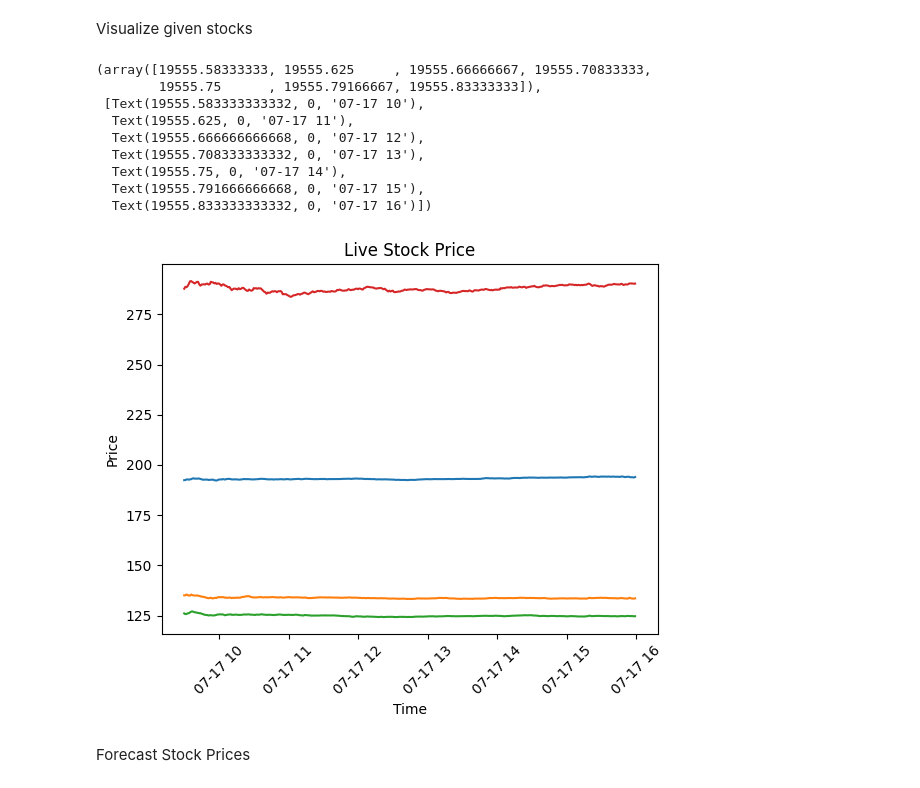
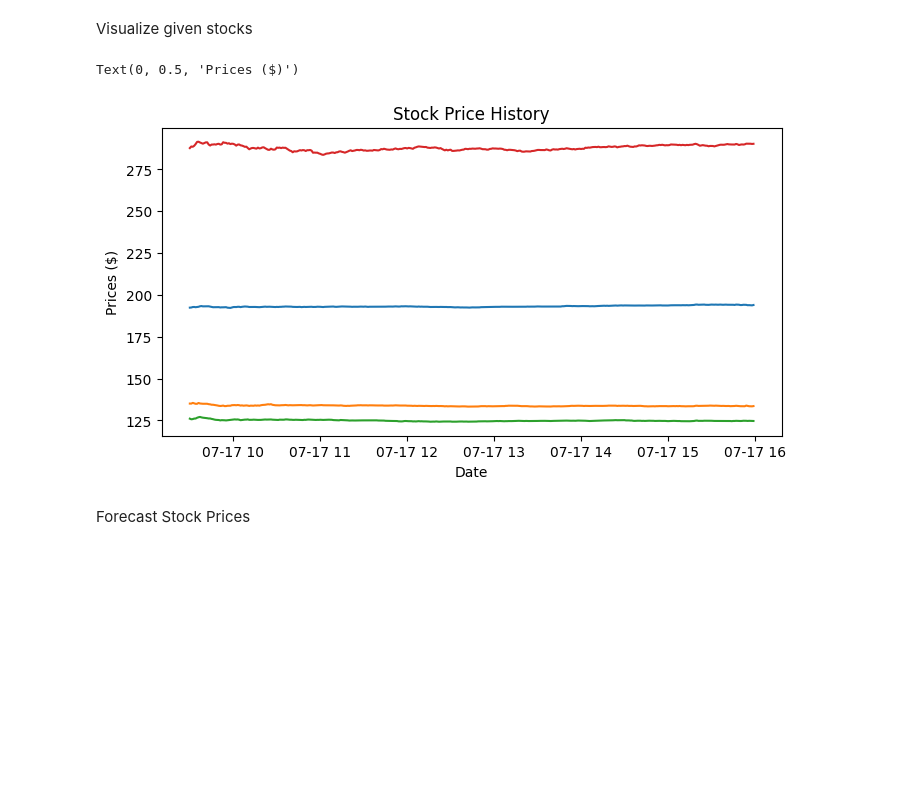
Before and after one commit to liamjdavis/stock-visualization, a Jupyter notebook: visualizer and forecaster.ipynb, the cells around one changed output. Cells and saved outputs as stored; diff of their text form; code cells hidden in the pictures; blank space fills up the shorter version.

```diff
--- a/visualizer and forecaster.ipynb
+++ b/visualizer and forecaster.ipynb
@@ -0,0 +1,21 @@
+# %%
+import matplotlib.pyplot as plt
+import yfinance as yf
+import pandas as pd
+import numpy as np
+
+from sklearn.preprocessing import MinMaxScaler
+from sklearn.model_selection import train_test_split
+from sklearn.linear_model import Lasso
+from sklearn.metrics import accuracy_score
+
+from tensorflow import keras
+from keras.models import Sequential
+from keras.layers import Dense, LSTM
+
+# stocks to visualize and forecast
+stock = 'GOOGL'
+
+# fetch stock data for previous year
+stockData = yf.download(tickers=stock, start = '2022-07-17', end = '2023-07-17')
+stockData.head()
@@ -1,31 +32,13 @@
 # %% [markdown]
 Visualize given stocks
-# %%
-import matplotlib.pyplot as plt
-import yfinance as yf
-
-# stocks to visualize and forecast
-tickers = ['AAPL', 'GOOGL', 'AMZN', 'TSLA']
-
-# fetch stock data
-stockData = yf.download(tickers=tickers, period='id', interval='1m')
-
-# create plot
-plt.plot(stockData['Close'])
-plt.xlabel('Time')
-plt.ylabel('Price')
-plt.title('Live Stock Price')
-plt.xticks(rotation=45)
-# %% [output]
-(array([19555.58333333, 19555.625     , 19555.66666667, 19555.70833333,
-        19555.75      , 19555.79166667, 19555.83333333]),
- [Text(19555.583333333332, 0, '07-17 10'),
-  Text(19555.625, 0, '07-17 11'),
-  Text(19555.666666666668, 0, '07-17 12'),
-  Text(19555.708333333332, 0, '07-17 13'),
-  Text(19555.75, 0, '07-17 14'),
-  Text(19555.791666666668, 0, '07-17 15'),
-  Text(19555.833333333332, 0, '07-17 16')])
-[figure, removed]
+# %%
+plt.figure(figsize=(8, 4))
+plt.title('Stock Price History')
+plt.plot(stockData['Close'])
+plt.xlabel('Date')
+plt.ylabel('Prices ($)')
+# %% [output]
+Text(0, 0.5, 'Prices ($)')
+[figure, added]
 # %% [markdown]
 Forecast Stock Prices
```
Also changed, not shown: parts of 2 cells of this notebook.
